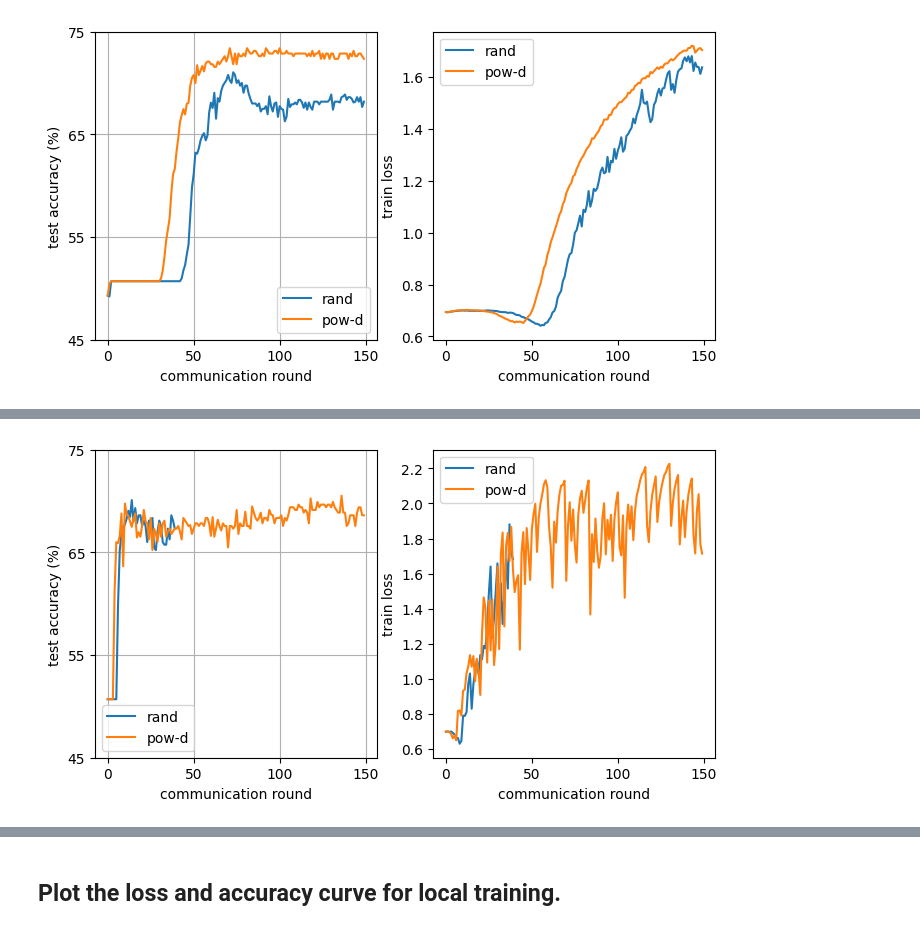
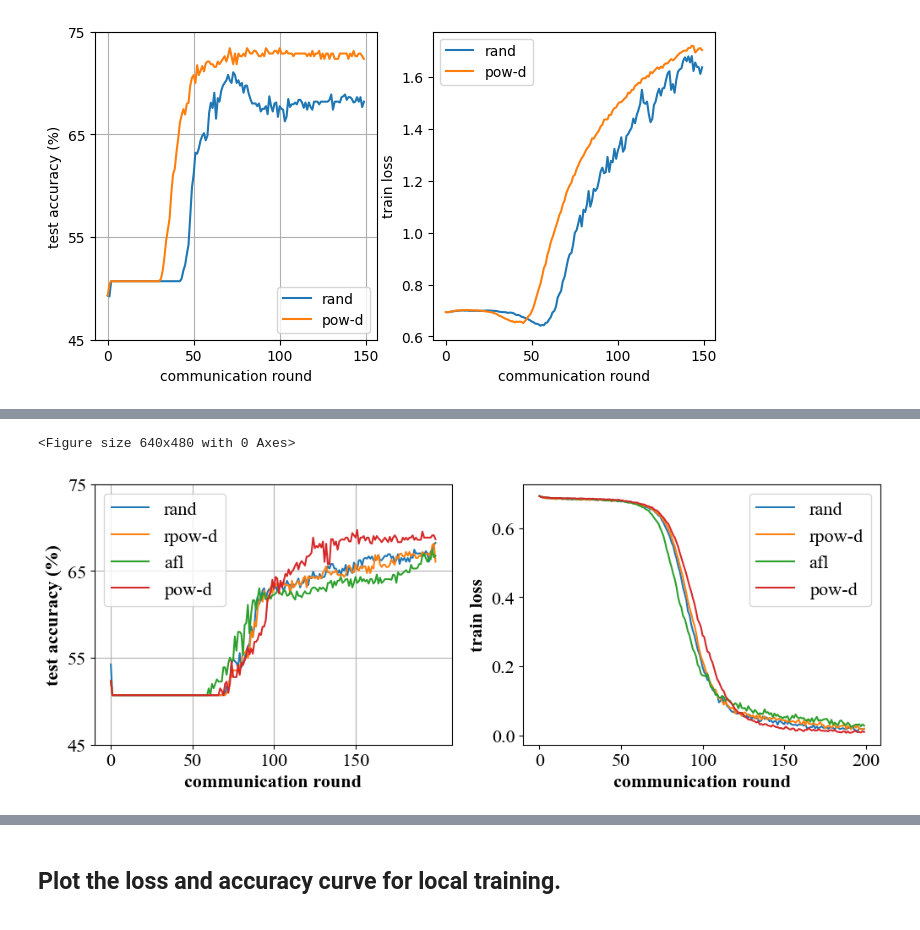
Before and after one commit to peng-ju/Power-of-Choice, a Jupyter notebook: MLP_sentiment_analysis_Twitter/plot_res.ipynb, the cells around one changed output, grey strips where cells are left out. Cells and saved outputs as stored; diff of their text form; code cells hidden in the pictures.

```diff
--- a/MLP_sentiment_analysis_Twitter/plot_res.ipynb
+++ b/MLP_sentiment_analysis_Twitter/plot_res.ipynb
@@ -27,7 +29,22 @@ def plot_path(file_path):
     plt.legend()
 
 def plot_folder(folder_path):
-    fig, axs = plt.subplots(1, 2, figsize=(8, 4))
+    c_t = cm.get_cmap('tab10')
+    ftsize = 16
+    params = {'legend.fontsize': ftsize,
+             'axes.labelsize': ftsize,
+             'axes.titlesize':ftsize,
+             'xtick.labelsize':ftsize,
+             'ytick.labelsize':ftsize}
+    plt.rcParams.update(params)
+    lw = 2
+    plt.rcParams["font.family"] = "Times New Roman"
+    plt.rcParams['axes.labelweight'] = 'bold'
+    # plt.figure(figsize=(16,14.5))
+    plt.subplots_adjust(right=1.1, top=0.9)
+    rcParams['axes.titlepad'] = 14
+    plt.rcParams['text.usetex'] = False
+    fig, axs = plt.subplots(1, 2, figsize=(12, 4))
     for file_name in os.listdir(folder_path):
         file_path = os.path.join(folder_path, file_name)
         data = pd.read_csv(file_path)
@@ -152,4 +68,5 @@ plot_path("/home/peng/workspace/Power-of-Choice/MLP_sentiment_analysis_Twitter/l
-# %%
-plot_folder("/home/peng/workspace/Power-of-Choice/MLP_sentiment_analysis_Twitter/logs/default/lr0.0500_bs32_cp100_a0.20_e1_r0_n314_f0.10")
-# %% [output]
-[figure, removed]
+# %%
+plot_folder("./logs/20231125/dataplot_lowlr")
+# %% [output]
+<Figure size 640x480 with 0 Axes>
+[figure, added]
```
Also changed, not shown: parts of 18 cells of this notebook, 2 other files.
